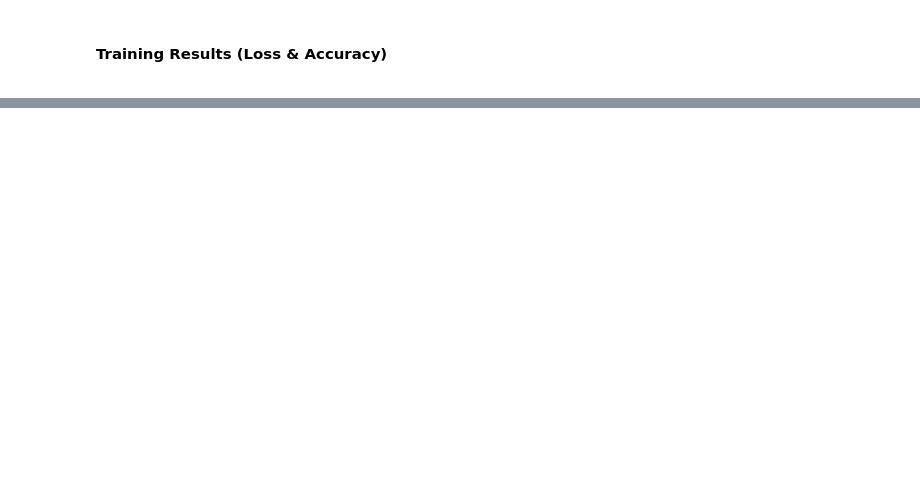
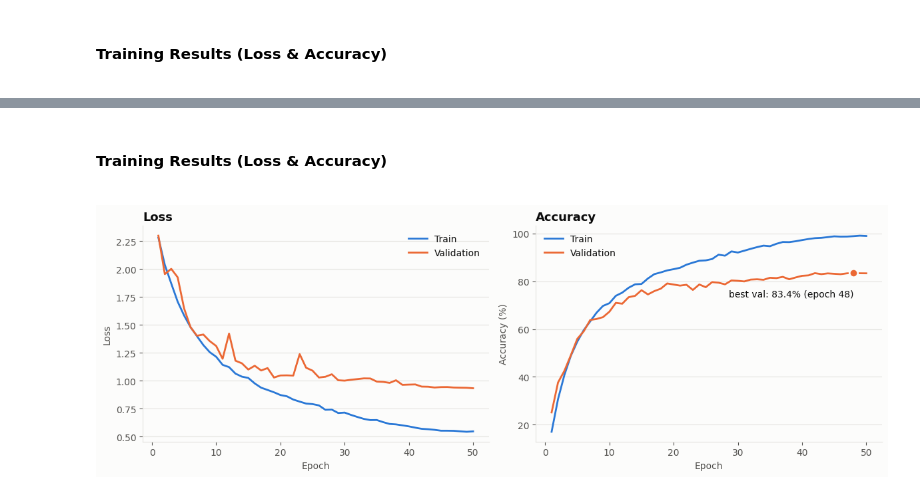
Before and after one commit to IKadekFredlySukrata/imagenette-with-RegNet_X_400MF, a Jupyter notebook: research/sandbox.ipynb, the cells around one changed output, grey strips where cells are left out. Drawn from its saved outputs; the diff is of its cells as text; code cells hidden in the pictures; blank space fills up the shorter version.

```diff
--- a/research/sandbox.ipynb
+++ b/research/sandbox.ipynb
@@ -225,0 +277,17 @@ plt.show()
+# %%
+history = {"train_loss": [], "train_acc": [], "val_loss": [], "val_acc": []}
+best_acc = 0.0
+
+for epoch in range(EPOCH):
+    t0 = time.time()
+    tl, ta = train_one_epoch(model, train_dl)
+    vl, va = evaluate(model, val_dl)
+    for key, value in zip(history, (tl, ta, vl, va)):
+        history[key].append(value)
+
+    if va > best_acc:                               # keep the best checkpoint
+        best_acc = va
+        torch.save(model.state_dict(), "best.pth")
+
+    print(f"epoch {epoch+1}/{EPOCH} | train loss {tl:.3f} acc {ta:.3f} "
+          f"| val loss {vl:.3f} acc {va:.3f} | {time.time()-t0:.1f}s")
@@ -225,0 +312,52 @@ plt.show()
+# %% [markdown]
+<small>
+
+### Training Results (Loss & Accuracy)
+
+</small>
+# %%
+def plot_history(history, save_path=None):
+    epochs = list(range(1, len(history["train_loss"]) + 1))
+    train_c, val_c = "#2a78d6", "#eb6834"                 # blue = train, orange = validation
+    surface, ink, muted, grid = "#fcfcfb", "#0b0b0b", "#52514e", "#e4e3df"
+
+    fig, axes = plt.subplots(1, 2, figsize=(12, 4.2), facecolor=surface)
+    panels = [
+        (axes[0], "Loss", history["train_loss"], history["val_loss"], "Loss"),
+        (axes[1], "Accuracy", [a * 100 for a in history["train_acc"]],
+                              [a * 100 for a in history["val_acc"]], "Accuracy (%)"),
+    ]
+    for ax, title, train, val, ylabel in panels:
+        ax.set_facecolor(surface)
+        ax.plot(epochs, train, color=train_c, lw=2, label="Train")
+        ax.plot(epochs, val, color=val_c, lw=2, label="Validation")
+        ax.set_title(title, loc="left", fontsize=13, color=ink, fontweight="bold")
+        ax.set_xlabel("Epoch", color=muted)
+        ax.set_ylabel(ylabel, color=muted)
+        ax.grid(axis="y", color=grid, lw=0.8)
+        ax.set_axisbelow(True)
+        ax.tick_params(colors=muted)
+        for side in ("top", "right"):
+            ax.spines[side].set_visible(False)
+        for side in ("left", "bottom"):
+            ax.spines[side].set_color(grid)
+        ax.legend(frameon=False, labelcolor=ink, loc="best")
+
+    # mark the best validation accuracy on the accuracy panel
+    best = max(range(len(history["val_acc"])), key=history["val_acc"].__getitem__)
+    best_acc = history["val_acc"][best] * 100
+    axes[1].plot(best + 1, best_acc, "o", color=val_c, markersize=9,
+                 markeredgecolor=surface, markeredgewidth=2, zorder=5)
+    axes[1].annotate(f"best val: {best_acc:.1f}% (epoch {best + 1})",
+                     xy=(best + 1, best_acc), xytext=(0, -26), textcoords="offset points",
+                     ha="right", fontsize=10, color=ink)
+
+    fig.tight_layout()
+    if save_path:
+        fig.savefig(save_path, dpi=150, bbox_inches="tight", facecolor=surface)
+    return fig
+
+plot_history(history, save_path="loss_accuracy.png")
+plt.show()
+# %% [output]
+[figure, added]
```
Also changed, not shown: parts of 10 cells of this notebook, 2 other files.
